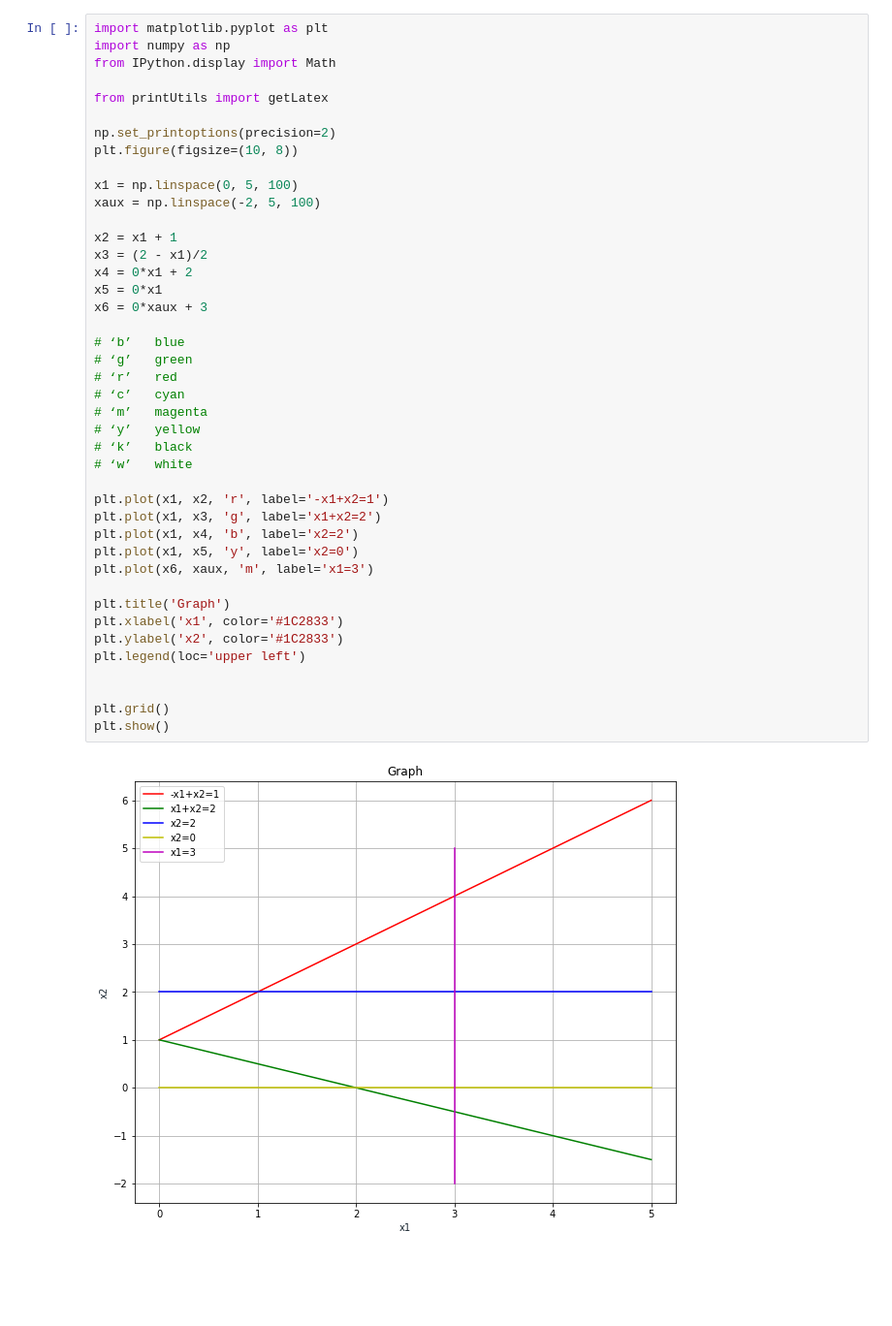
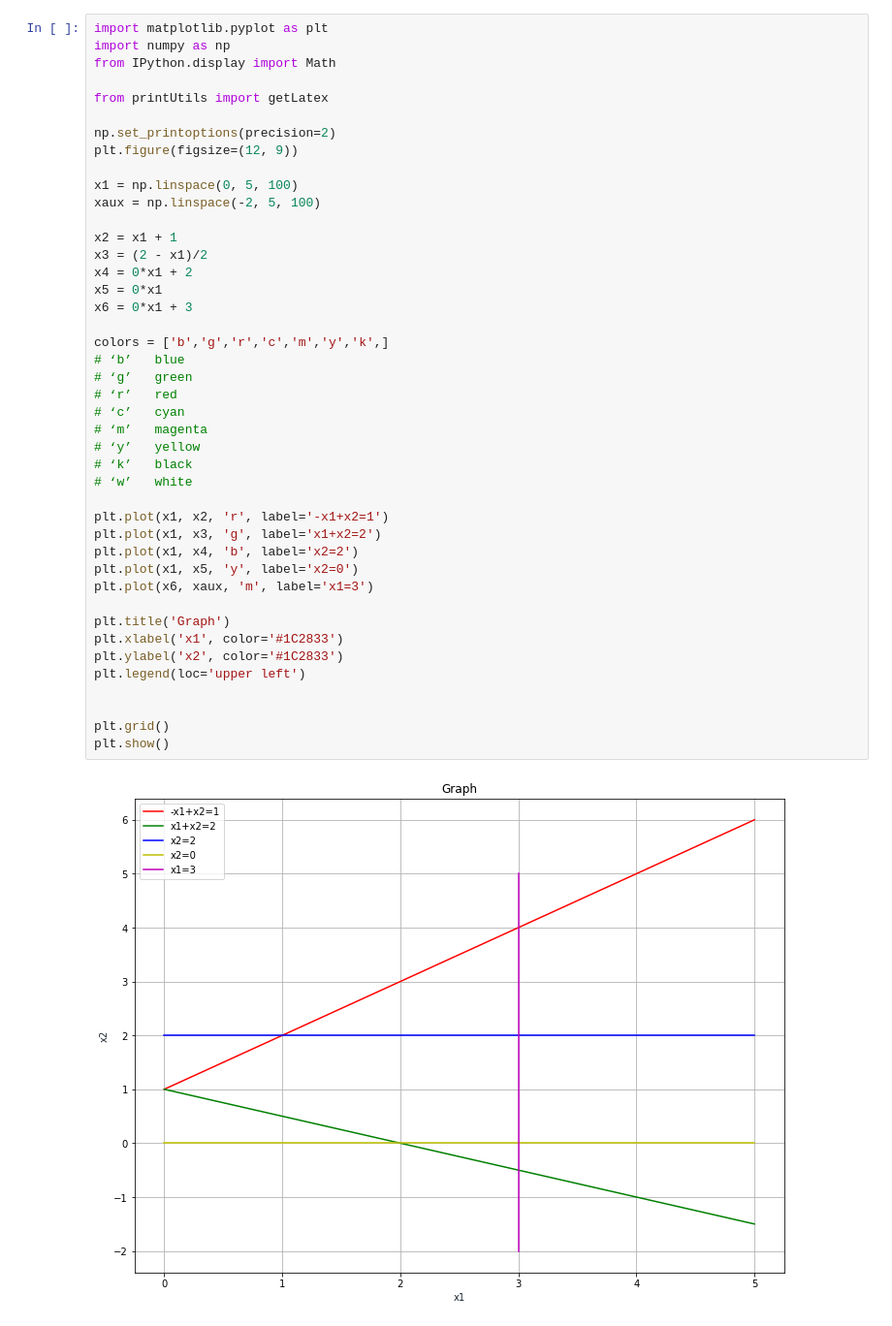
Before and after one commit to jhimy-michel/optimization-tools, a Jupyter notebook: Part1/SimplexMethod/SimplexMethod.ipynb, the cells around one changed output. Shown at 97% size. Saved outputs shown, nothing was run; the diff lists cells and outputs as text; blank space fills up the shorter version.

Commit message:
wip, adding plot graph from matrix

```diff
--- a/Part1/SimplexMethod/SimplexMethod.ipynb
+++ b/Part1/SimplexMethod/SimplexMethod.ipynb
@@ -6,42 +6,43 @@ from IPython.display import Math
 from printUtils import getLatex
 
 np.set_printoptions(precision=2)
-plt.figure(figsize=(10, 8))
+plt.figure(figsize=(12, 9))
 
 x1 = np.linspace(0, 5, 100)
 xaux = np.linspace(-2, 5, 100)
 
 x2 = x1 + 1
 x3 = (2 - x1)/2
 x4 = 0*x1 + 2
 x5 = 0*x1
-x6 = 0*xaux + 3
+x6 = 0*x1 + 3
 
+colors = ['b','g','r','c','m','y','k',]
 # ‘b’	blue
 # ‘g’	green
 # ‘r’	red
 # ‘c’	cyan
 # ‘m’	magenta
 # ‘y’	yellow
 # ‘k’	black
 # ‘w’	white
 
 plt.plot(x1, x2, 'r', label='-x1+x2=1')
 plt.plot(x1, x3, 'g', label='x1+x2=2')
 plt.plot(x1, x4, 'b', label='x2=2')
 plt.plot(x1, x5, 'y', label='x2=0')
 plt.plot(x6, xaux, 'm', label='x1=3')
 
 plt.title('Graph')
 plt.xlabel('x1', color='#1C2833')
 plt.ylabel('x2', color='#1C2833')
 plt.legend(loc='upper left')
 
 
 plt.grid()
 plt.show()
 # %% [output]
-[figure, old version]
+[figure, new version]
 # %%
 # Load matrix values
 # Matrix A, b and c
```
Also changed, not shown: parts of 2 cells of this notebook, 1 other file.
